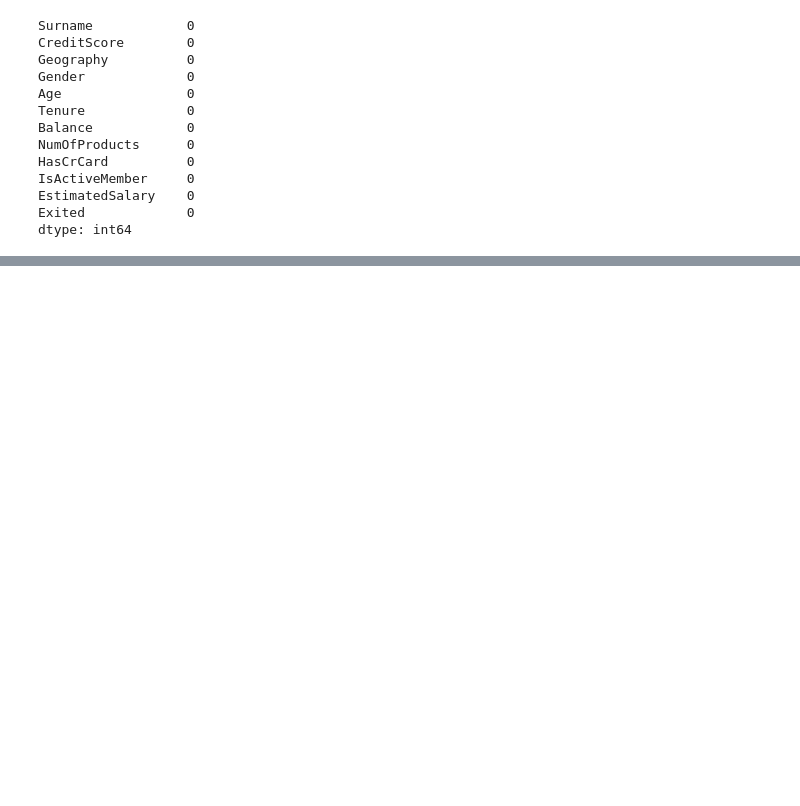
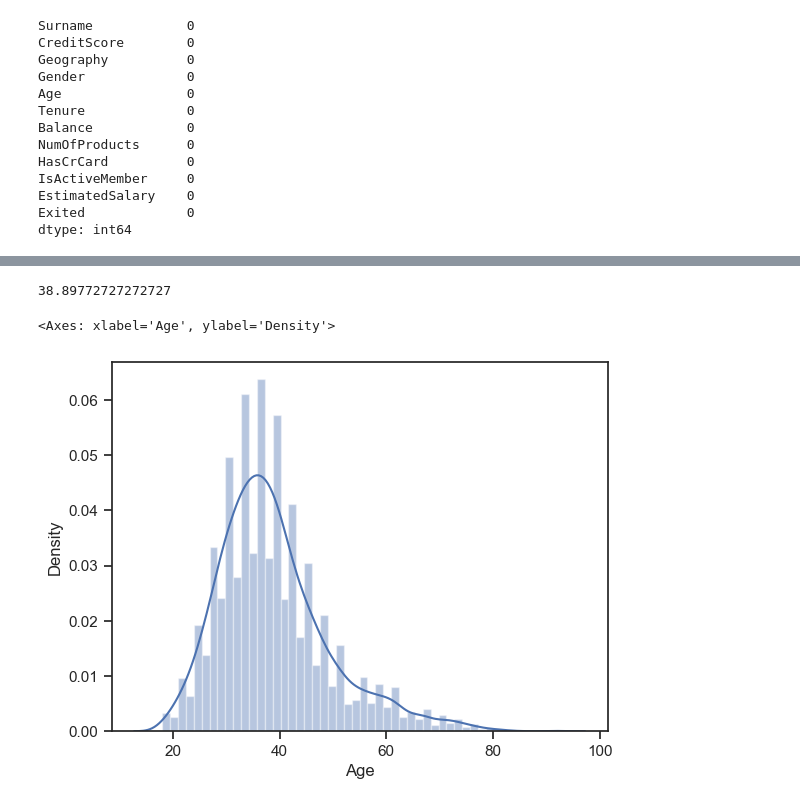
Before and after one commit to Pradipwasre/MLOps--Customer-churn-Analysis-using-Ensemble-Techniques, a Jupyter notebook: Notebook.ipynb, the cells around one changed output, grey strips where cells are left out. Drawn from its saved outputs; the diff is of its cells as text; code cells hidden in the pictures; blank space fills up the shorter version.

```diff
--- a/Notebook.ipynb
+++ b/Notebook.ipynb
@@ -283,0 +324,4 @@ dtype: int64
+# %%
+age_mean
+# %% [output]
+38.89772727272727
@@ -283,0 +334,6 @@ dtype: int64
+# %%
+## Distribution of "Age" feature before data imputation
+sns.distplot(df_train.Age)
+# %% [output]
+<Axes: xlabel='Age', ylabel='Density'>
+[figure, added]
```
Also changed, not shown: parts of 98 cells of this notebook.
